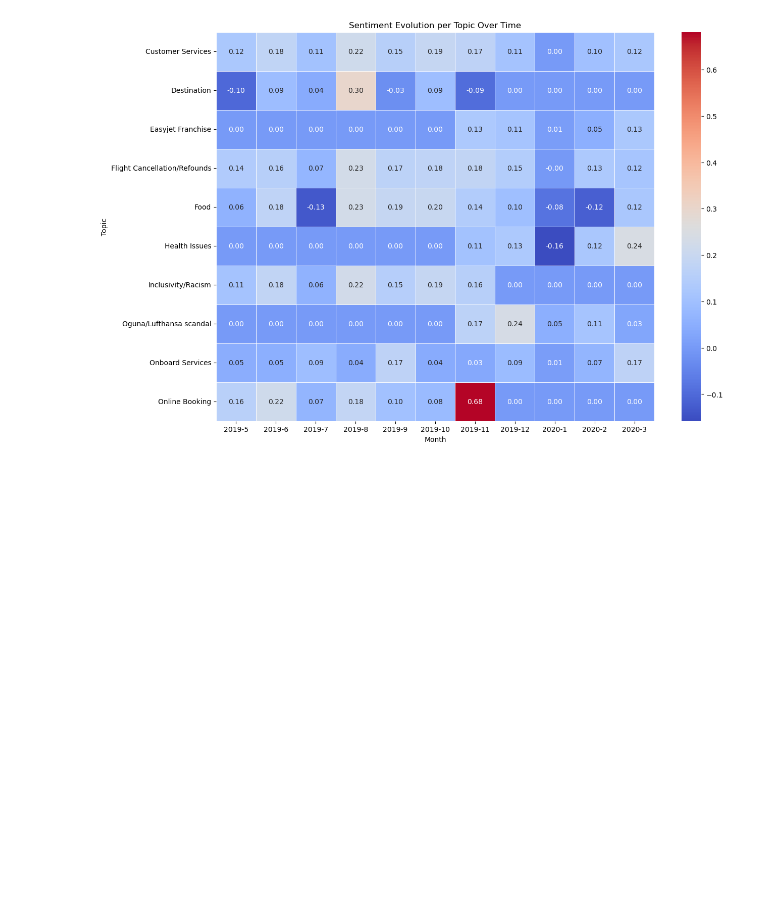
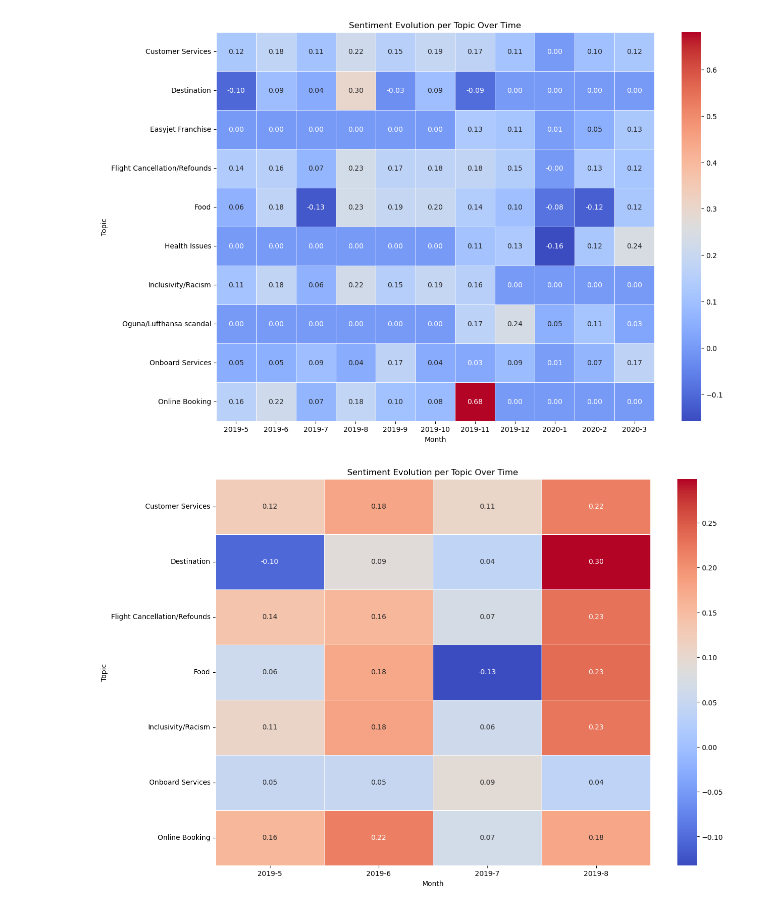
Before and after one commit to vdattwani2005/DBL-Challenge-JBG000-Final, a Jupyter notebook: Visualisations/Topic_exploration_demo_expo.ipynb, the cells around one changed output. Cells and saved outputs as stored; diff of their text form; code cells hidden in the pictures; blank space fills up the shorter version.

```diff
--- a/Visualisations/Topic_exploration_demo_expo.ipynb
+++ b/Visualisations/Topic_exploration_demo_expo.ipynb
@@ -132,6 +131,13 @@ Data columns (total 7 columns):
 dtypes: float64(2), object(5)
 memory usage: 48.4+ MB
 # %%
-start_date= "2019-06-01"
-end_date = "2019-09-20"
-sliced_conv_df = conv_df.loc[start_date:end_date]
+conv_df['created_at'] = pd.to_datetime(conv_df['created_at'], format='%a %b %d %H:%M:%S %z %Y')
+# 1 june 2019 until 30 sept 2019
+start_date = '2019-05-01 00:00:00+00:00'
+end_date = '2019-08-30 23:59:59+00:00'
+
+start_date = pd.to_datetime(start_date)
+end_date = pd.to_datetime(end_date)
+
+
+filtered_conv_df = conv_df[(conv_df['created_at'] >= start_date) & (conv_df['created_at'] <= end_date)]
@@ -253,3 +289,13 @@ conv_df['month'] = conv_df['created_at'].dt.month
 
 pivot_df = conv_df.pivot_table(index='topic', columns=['year', 'month'], values='sentiment_evolution', aggfunc='mean')
 pivot_df.fillna(0, inplace=True)
+# %%
+filtered_conv_df['created_at'] = pd.to_datetime(filtered_conv_df['created_at'], format='%a %b %d %H:%M:%S %z %Y')
+
+# Extract month and year from 'created_at' to create new columns
+filtered_conv_df['year'] = filtered_conv_df['created_at'].dt.year
+filtered_conv_df['month'] = filtered_conv_df['created_at'].dt.month
+
+
+pivot_filt_df = filtered_conv_df.pivot_table(index='topic', columns=['year', 'month'], values='sentiment_evolution', aggfunc='mean')
+pivot_filt_df.fillna(0, inplace=True)
@@ -268,3 +330,18 @@ plt.ylabel('Topic')
 plt.show()
 # %% [output]
 [figure]
+# %%
+plt.figure(figsize=(14, 10))
+
+
+sns.heatmap(pivot_filt_df, cmap='coolwarm', annot=True, fmt=".2f", linewidths=.5)
+
+
+plt.title('Sentiment Evolution per Topic Over Time')
+plt.xlabel('Month')
+plt.ylabel('Topic')
+
+
+plt.show()
+# %% [output]
+[figure, added]
```
Also changed, not shown: parts of 8 cells of this notebook.
